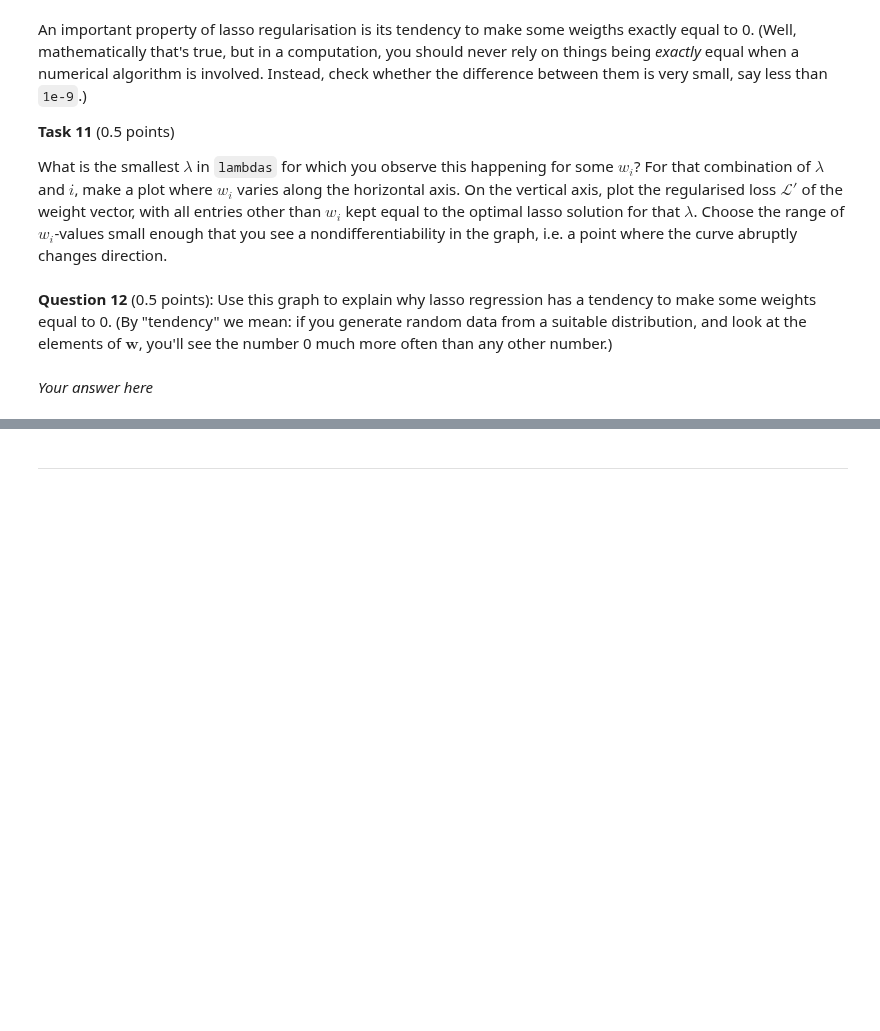
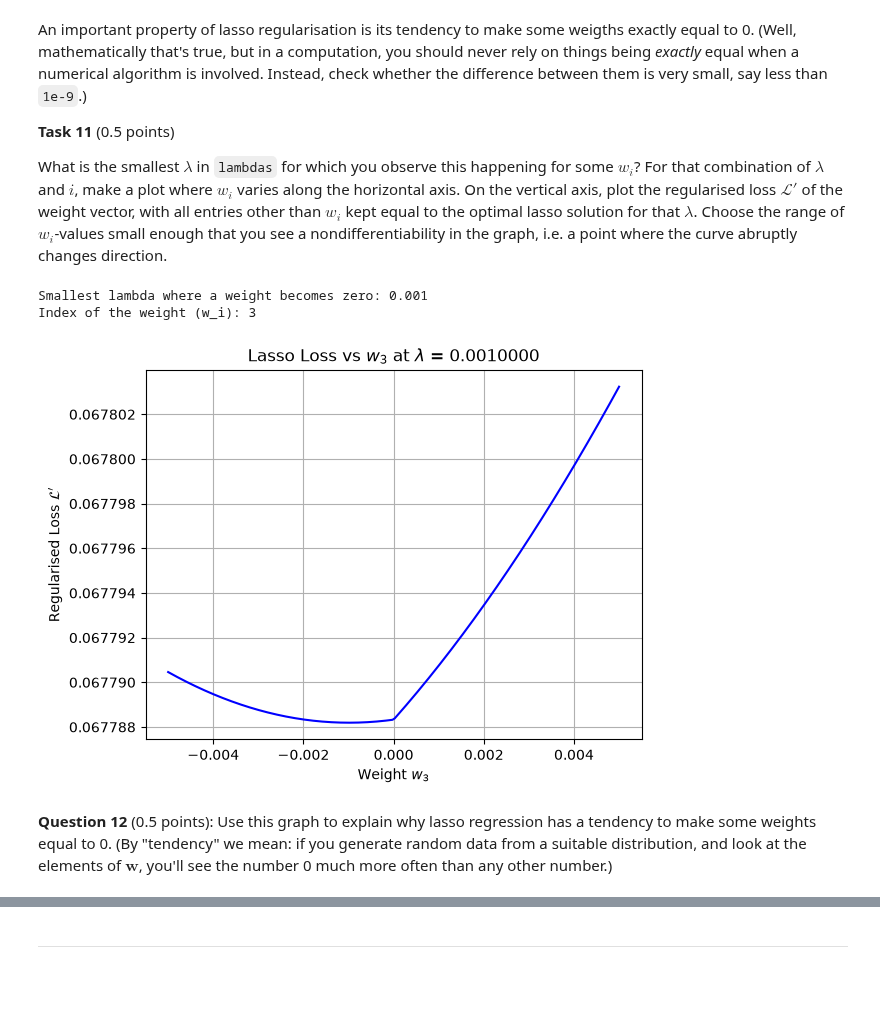
Before and after one commit to Maxouwe/MLBiihh, a Jupyter notebook: ML2026_assignment1.ipynb, the cells around one changed output, grey strips where cells are left out. Saved outputs shown, nothing was run; the diff lists cells and outputs as text; code cells hidden in the pictures; blank space fills up the shorter version.

```diff
--- a/ML2026_assignment1.ipynb
+++ b/ML2026_assignment1.ipynb
@@ -314,4 +316,49 @@ What is the smallest $\lambda$ in `lambdas` for which you observe this happening
+# %%
+# Your code here
+target_lambda = None
+target_w = None
+target_i = None
+
+for l in lambdas:
+    w = fit_lasso(X, ts, l)
+    # Check for weights that are virtually 0 (less than 1e-9)
+    zero_indices = np.where(np.abs(w) < 1e-9)[0]
+    if len(zero_indices) > 0:
+        target_lambda = l
+        target_w = w
+        target_i = zero_indices[0]
+        break
+
+print(f"Smallest lambda where a weight becomes zero: {target_lambda}")
+print(f"Index of the weight (w_i): {target_i}")
+
+# Plot the regularised loss L' as w_i varies
+# Create a small range of values around 0 to capture the nondifferentiability
+w_i_values = np.linspace(-0.005, 0.005, 200)
+regularised_losses = []
+
+for wi in w_i_values:
+    w_temp = target_w.copy()
+    w_temp[target_i] = wi
+
+    unreg_loss = compute_loss(w_temp, X, ts)
+
+    # Calculate the Lasso penalty: lambda * sum(|w_i|)
+    lasso_penalty = target_lambda * np.sum(np.abs(w_temp))
+
+    # Total regularised loss L'
+    total_loss = unreg_loss + lasso_penalty
+    regularised_losses.append(total_loss)
+
+plt.plot(w_i_values, regularised_losses, c='blue')
+plt.xlabel(rf"Weight $w_{{{target_i}}}$")
+plt.ylabel(r"Regularised Loss $\mathcal{L}'$")
+plt.title(rf"Lasso Loss vs $w_{{{target_i}}}$ at $\lambda$ = {target_lambda:.7f}")
+plt.grid(True)
+plt.show()
+# %% [output]
+Smallest lambda where a weight becomes zero: 0.001
+Index of the weight (w_i): 3
+[figure, added]
 # %% [markdown]
 **Question 12** (0.5 points): Use this graph to explain why lasso regression has a tendency to make some weights equal to 0. (By "tendency" we mean: if you generate random data from a suitable distribution, and look at the elements of $\mathbf{w}$, you'll see the number 0 much more often than any other number.)
-# %% [markdown]
-*Your answer here*
```
Also changed, not shown: parts of 8 cells of this notebook.
